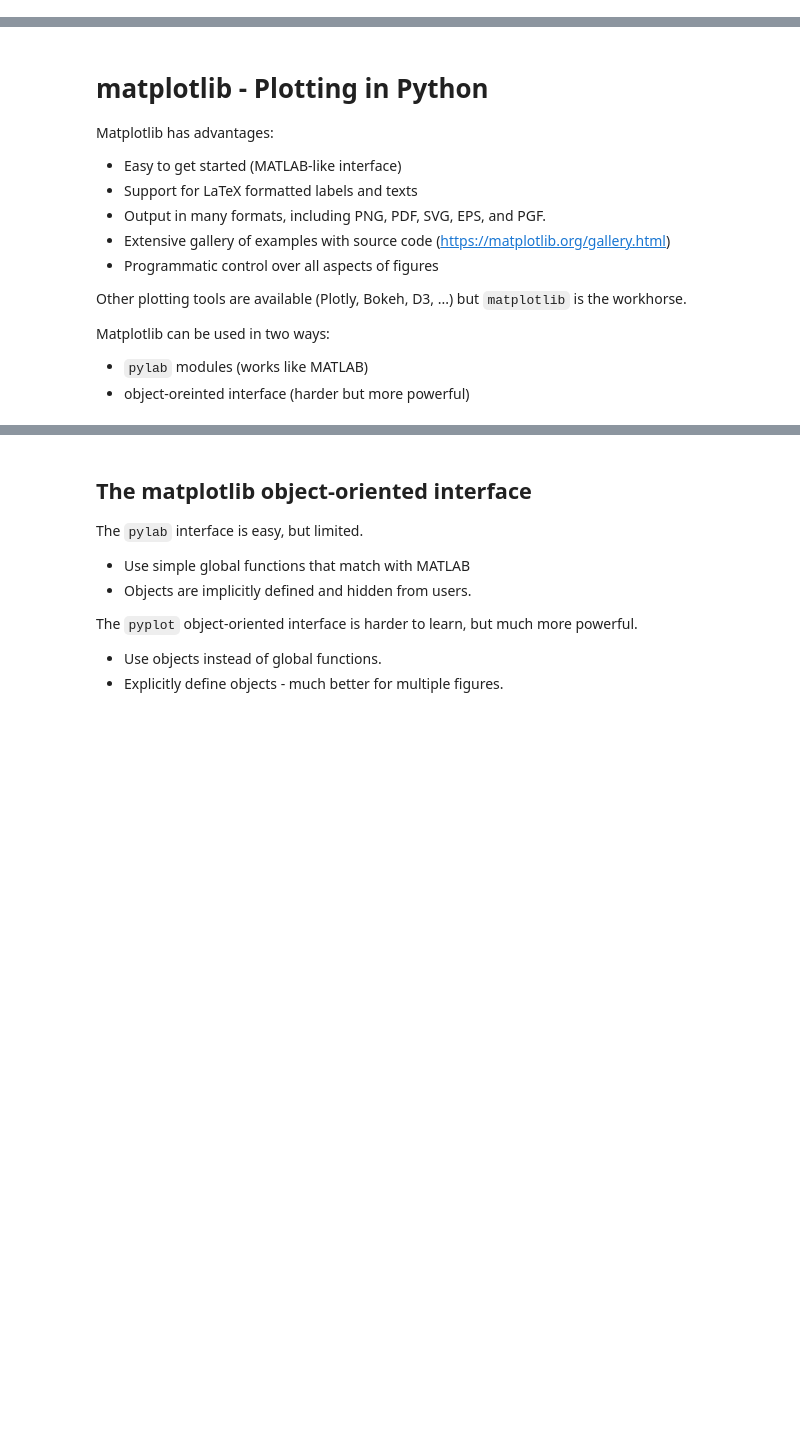
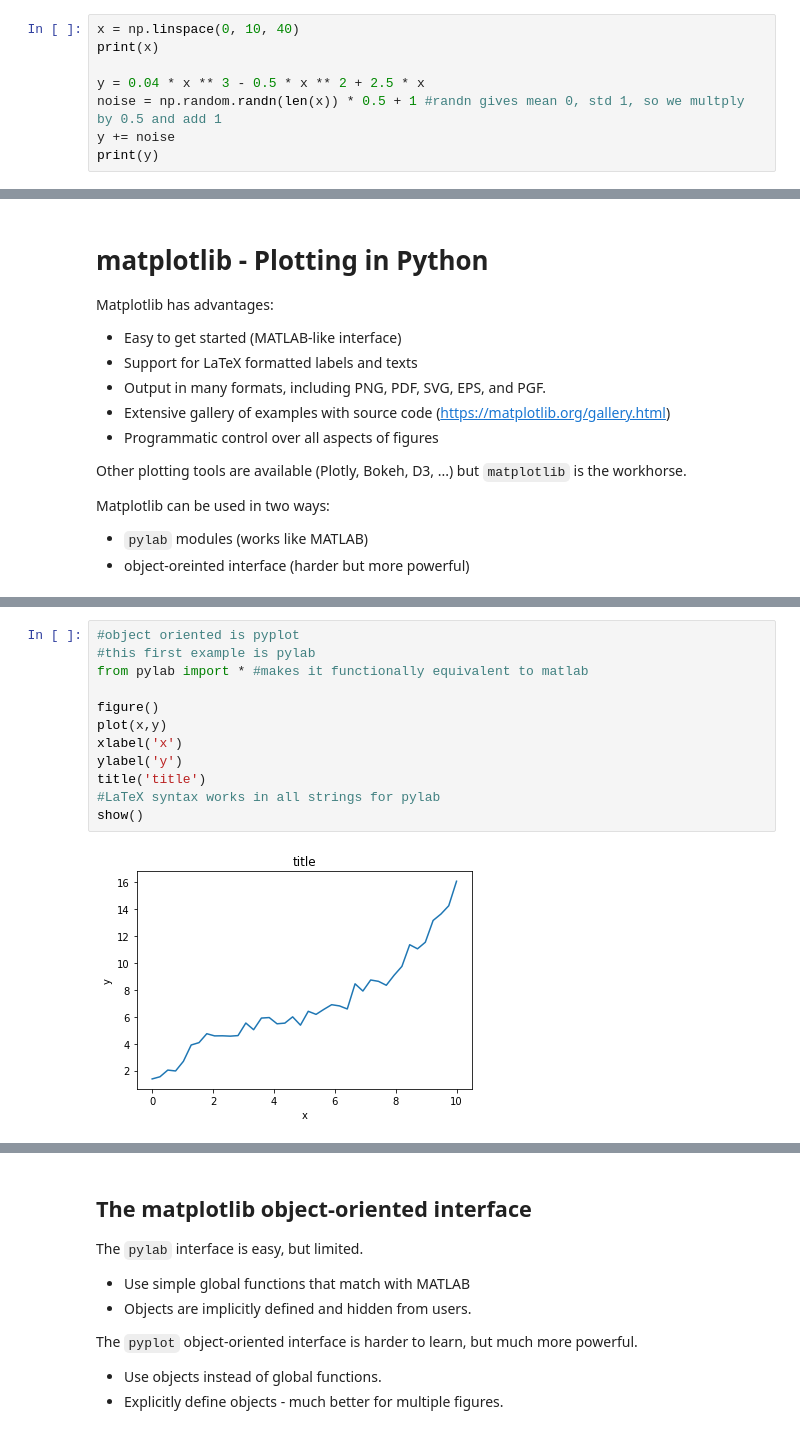
Before and after one commit to GT-IDEaS/Bootcamp2019, a Jupyter notebook: Day02/Afternoon_Session1/Afternoon_Session1.ipynb, the cells around one changed output, grey strips where cells are left out. Saved outputs shown, nothing was run; the diff lists cells and outputs as text; blank space fills up the shorter version.

Commit message:
all changes in Day02 from first afternoon session

```diff
--- a/Day02/Afternoon_Session1/Afternoon_Session1.ipynb
+++ b/Day02/Afternoon_Session1/Afternoon_Session1.ipynb
@@ -87,3 +136,11 @@ array([[3],
 Make two arrays (x and y.) The first is a linear spacing of 40 numbers between 0 and 10. The second, y, evaluates the equation below. Then add normally distributed noise to it that has a mean of 1 and a standard deviation of 0.5 We'll use this for plotting in the next section.
 
 $y = 0.04x^3 - 0.5x^2 + 2.5x$
+# %%
+x = np.linspace(0, 10, 40)
+print(x)
+
+y = 0.04 * x ** 3 - 0.5 * x ** 2 + 2.5 * x
+noise = np.random.randn(len(x)) * 0.5 + 1 #randn gives mean 0, std 1, so we multply by 0.5 and add 1
+y += noise
+print(y)
@@ -114,0 +180,14 @@ Matplotlib can be used in two ways:
+# %%
+#object oriented is pyplot
+#this first example is pylab
+from pylab import * #makes it functionally equivalent to matlab
+
+figure()
+plot(x,y)
+xlabel('x')
+ylabel('y')
+title('title')
+#LaTeX syntax works in all strings for pylab
+show()
+# %% [output]
+[figure, added]
```
Also changed, not shown: parts of 34 cells of this notebook, 3 other files.
